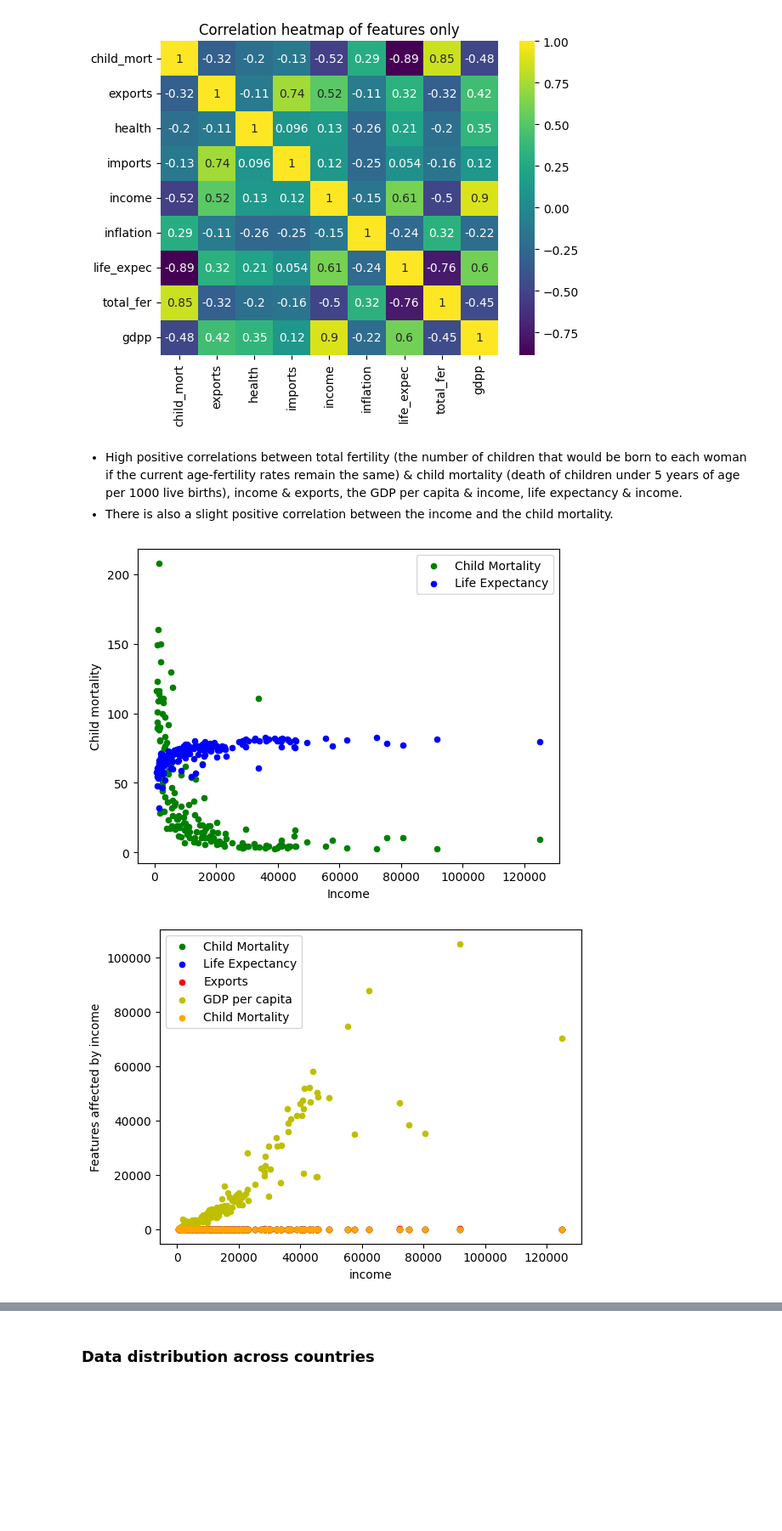
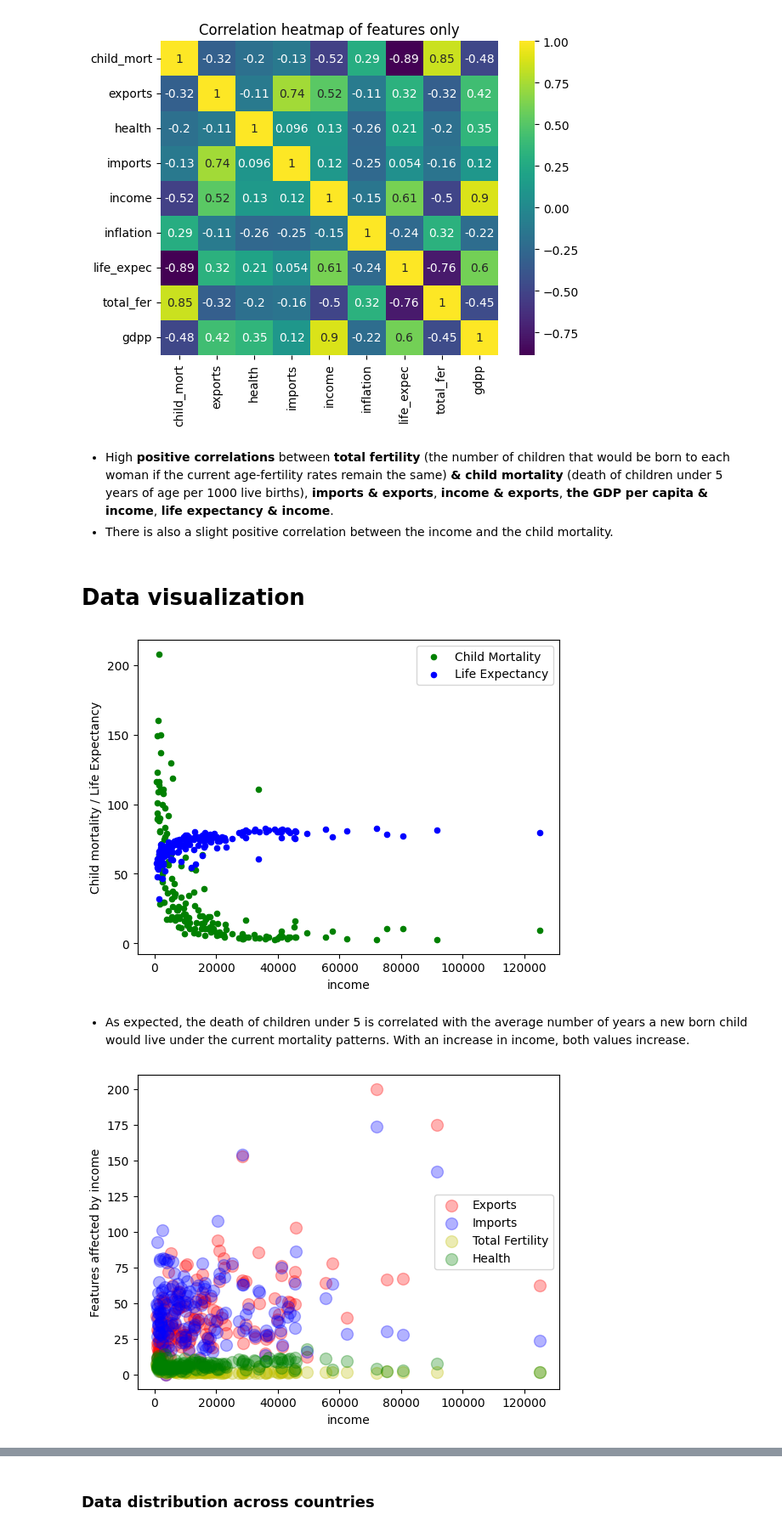
Before and after one commit to stangeorgiana18/PCA-and-cluster-analysis, a Jupyter notebook: cluster-analysis-pca-countries-development.ipynb, the cells around one changed output, grey strips where cells are left out. Shown at 85% size. Cells and saved outputs as stored; diff of their text form; code cells hidden in the pictures; blank space fills up the shorter version.

```diff
--- a/cluster-analysis-pca-countries-development.ipynb
+++ b/cluster-analysis-pca-countries-development.ipynb
@@ -140,29 +134,31 @@ plt.show()
 # %% [output]
 [figure]
 # %% [markdown]
-- High positive correlations between total fertility (the number of children that would be born to each woman if the current age-fertility rates remain the same) & child mortality (death of children under 5 years of age per 1000 live births), income & exports, the GDP per capita & income, life expectancy & income.
+- High **positive correlations** between **total fertility** (the number of children that would be born to each woman if the current age-fertility rates remain the same) **& child mortality** (death of children under 5 years of age per 1000 live births), **imports & exports**, **income & exports**, **the GDP per capita & income**, **life expectancy & income**.
 - There is also a slight positive correlation between the income and the child mortality.
+# %% [markdown]
+<a id="visualization" ></a>
+# Data visualization
 # %%
 ax1 = countries.plot(kind = 'scatter', x = 'income', y = 'child_mort', color = 'g')
 ax2 = countries.plot(kind = 'scatter', x = 'income', y = 'life_expec', color = 'b', ax = ax1) # ax = ax1 because the 2nd plot should be drawn on the same axis
 
 plt.legend(labels = ['Child Mortality', 'Life Expectancy'])
-plt.xlabel('Income')
-plt.ylabel('Child mortality')
-# ax1.legend()
+plt.ylabel('Child mortality / Life Expectancy')
 
 plt.show()
 # %% [output]
-[figure, old version]
+[figure, new version]
+# %% [markdown]
+- As expected, the death of children under 5 is correlated with the average number of years a new born child would live under the current mortality patterns. With an increase in income, both values increase.
 # %%
-ax = countries.plot(kind = 'scatter', x = 'income', y = 'child_mort', color = 'g', label = 'Child Mortality')
-countries.plot(kind = 'scatter', x = 'income', y = 'life_expec', color = 'b', label = 'Life Expectancy', ax = ax)
-countries.plot(kind = 'scatter', x = 'income', y = 'exports', color = 'r', label = 'Exports', ax = ax)
-countries.plot(kind = 'scatter', x = 'income', y = 'gdpp', color = 'y', label = 'GDP per capita', ax = ax)
-countries.plot(kind = 'scatter', x = 'income', y = 'child_mort', color = 'orange', label = 'Child Mortality', ax = ax)
+ax1 = countries.plot(kind = 'scatter', x = 'income', y = 'exports', color = 'r', label = 'Exports', alpha = 0.3, s = 100)
+ax2 = countries.plot(kind = 'scatter', x = 'income', y = 'imports', color = 'b', label = 'Imports', ax = ax1, alpha = 0.3, s = 100)
+ax3 = countries.plot(kind = 'scatter', x = 'income', y = 'total_fer', color = 'y', label = 'Total Fertility', ax = ax2, alpha = 0.3, s = 100)
+ax4 = countries.plot(kind = 'scatter', x = 'income', y = 'health', color = 'g', label = 'Health', ax = ax3, alpha = 0.3, s = 100)
 
 plt.ylabel('Features affected by income')
 plt.legend()
 plt.show()
 # %% [output]
-[figure, old version]
+[figure, new version]
```
Also changed, not shown: parts of 49 cells of this notebook.
